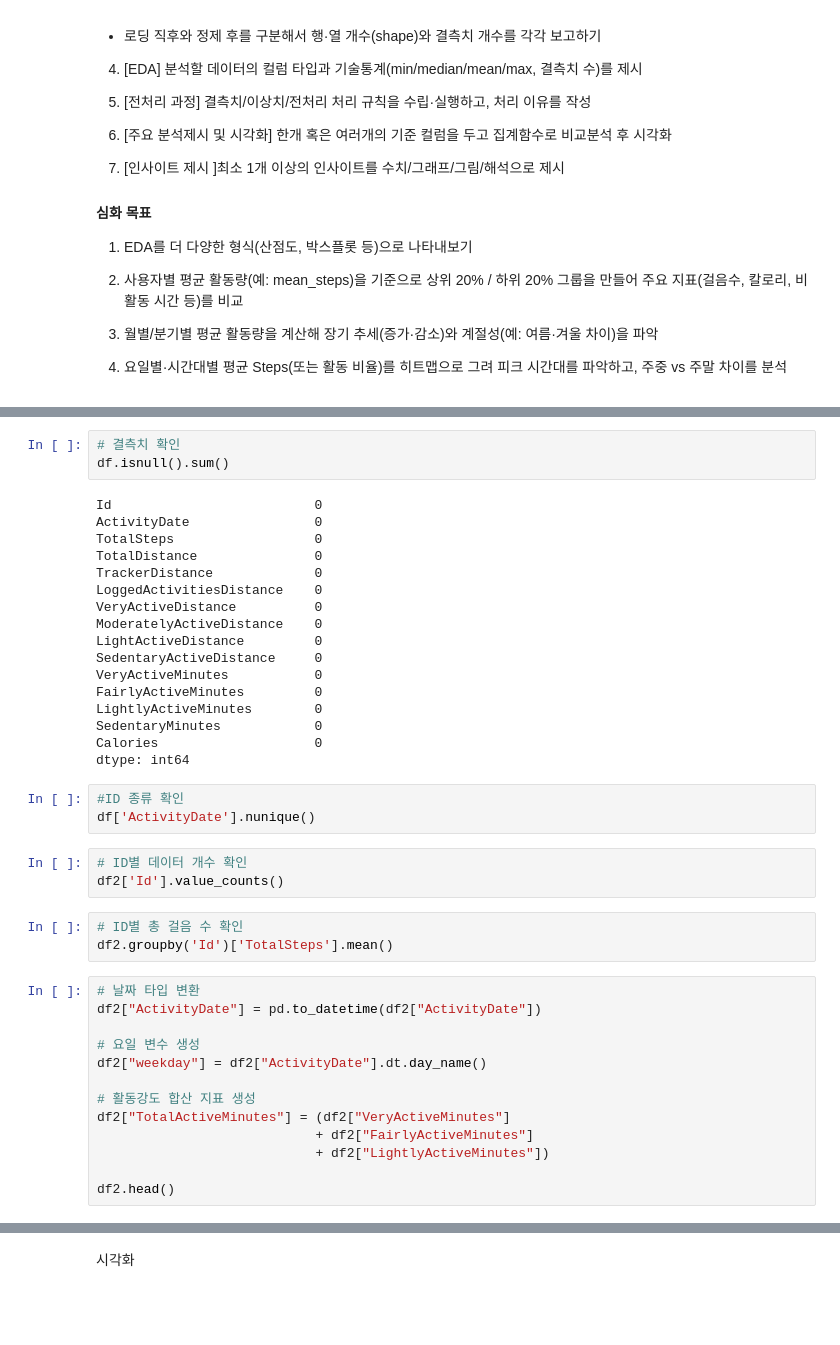
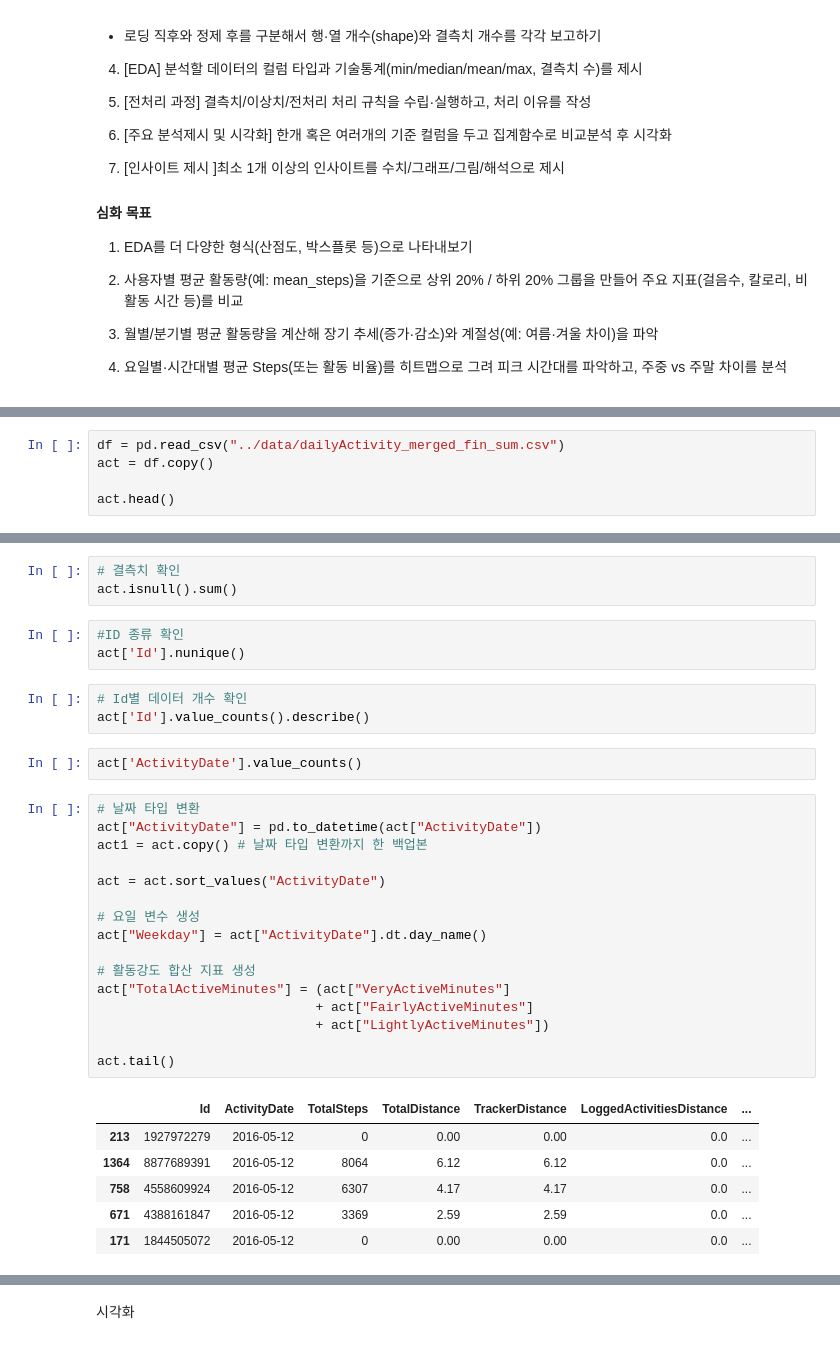
Before and after one commit to jeesy95-creator/sparta_15, a Jupyter notebook: notebooks/LeeCR.ipynb, the cells around one changed output, grey strips where cells are left out. Cells and saved outputs as stored; diff of their text form; blank space fills up the shorter version.

```diff
--- a/notebooks/LeeCR.ipynb
+++ b/notebooks/LeeCR.ipynb
@@ -53,0 +48,5 @@ df.head()
+# %%
+df = pd.read_csv("../data/dailyActivity_merged_fin_sum.csv")
+act = df.copy()
+
+act.head()
@@ -78,42 +69,34 @@ df.describe()
 # %%
 # 결측치 확인
-df.isnull().sum()
+act.isnull().sum()
-# %% [output]
-Id                          0
-ActivityDate                0
-TotalSteps                  0
-TotalDistance               0
-TrackerDistance             0
-LoggedActivitiesDistance    0
-VeryActiveDistance          0
-ModeratelyActiveDistance    0
-LightActiveDistance         0
-SedentaryActiveDistance     0
-VeryActiveMinutes           0
-FairlyActiveMinutes         0
-LightlyActiveMinutes        0
-SedentaryMinutes            0
-Calories                    0
-dtype: int64
 # %%
 #ID 종류 확인
-df['ActivityDate'].nunique()
+act['Id'].nunique()
 # %%
-# ID별 데이터 개수 확인
-df2['Id'].value_counts()
+# Id별 데이터 개수 확인
+act['Id'].value_counts().describe()
-# %%
-# ID별 총 걸음 수 확인
-df2.groupby('Id')['TotalSteps'].mean()
+# %%
+act['ActivityDate'].value_counts()
 # %%
 # 날짜 타입 변환
-df2["ActivityDate"] = pd.to_datetime(df2["ActivityDate"])
+act["ActivityDate"] = pd.to_datetime(act["ActivityDate"])
+act1 = act.copy() # 날짜 타입 변환까지 한 백업본
+
+act = act.sort_values("ActivityDate")
 
 # 요일 변수 생성
-df2["weekday"] = df2["ActivityDate"].dt.day_name()
+act["Weekday"] = act["ActivityDate"].dt.day_name()
 
 # 활동강도 합산 지표 생성
-df2["TotalActiveMinutes"] = (df2["VeryActiveMinutes"]
-                            + df2["FairlyActiveMinutes"]
-                            + df2["LightlyActiveMinutes"])
+act["TotalActiveMinutes"] = (act["VeryActiveMinutes"]
+                            + act["FairlyActiveMinutes"]
+                            + act["LightlyActiveMinutes"])
 
-df2.head()
+act.tail()
+# %% [output]
+|  | Id | ActivityDate | TotalSteps | TotalDistance | TrackerDistance | LoggedActivitiesDistance | ... |
+| 213 | 1927972279 | 2016-05-12 | 0 | 0.00 | 0.00 | 0.0 | ... |
+| 1364 | 8877689391 | 2016-05-12 | 8064 | 6.12 | 6.12 | 0.0 | ... |
+| 758 | 4558609924 | 2016-05-12 | 6307 | 4.17 | 4.17 | 0.0 | ... |
+| 671 | 4388161847 | 2016-05-12 | 3369 | 2.59 | 2.59 | 0.0 | ... |
+| 171 | 1844505072 | 2016-05-12 | 0 | 0.00 | 0.00 | 0.0 | ... |
```
Also changed, not shown: parts of 21 cells of this notebook.
